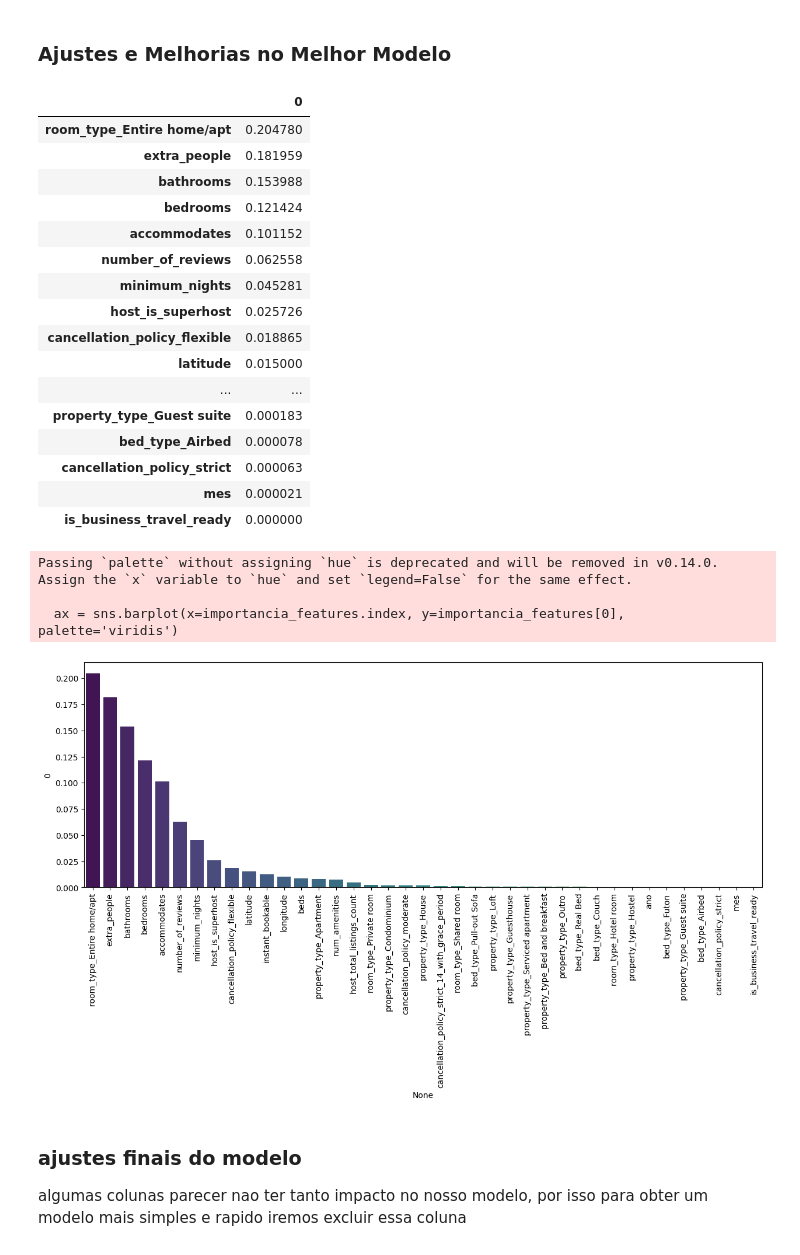
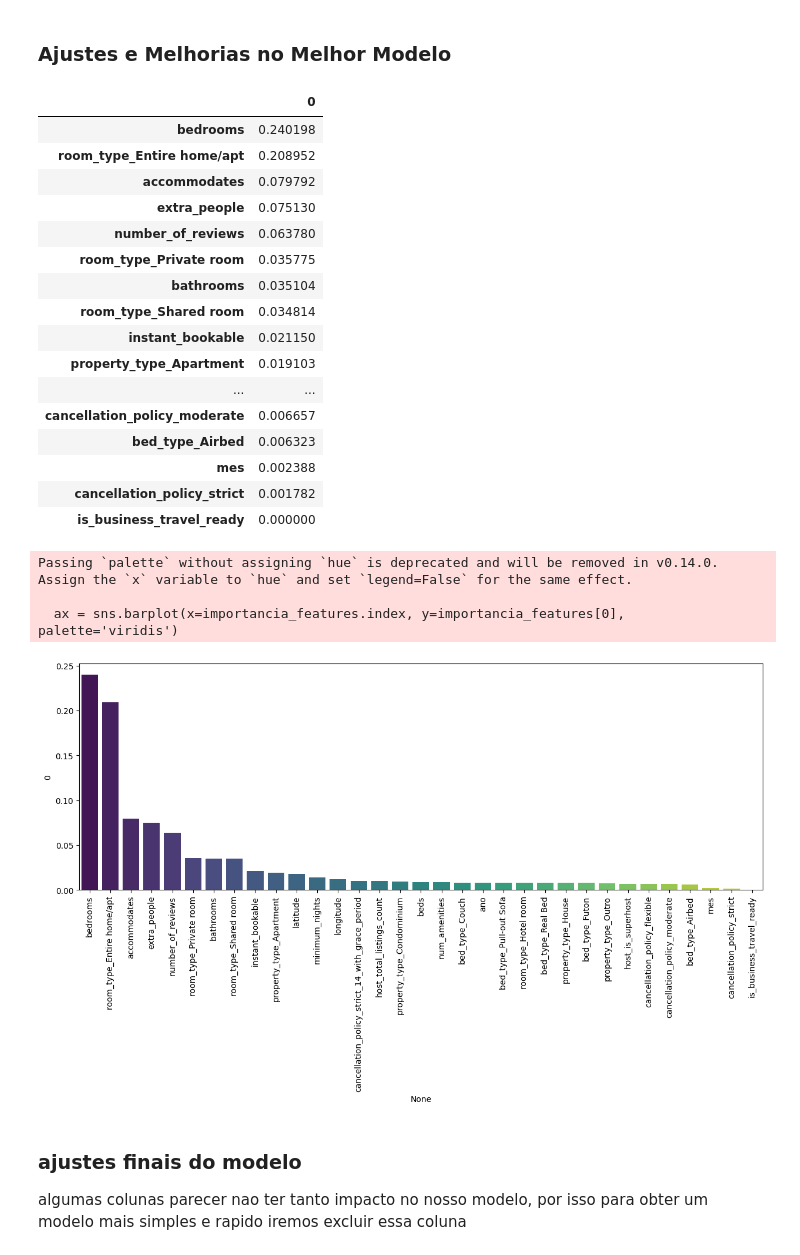
Before and after one commit to guilhermebatis/airbnb-price-prediction-rio, a Jupyter notebook: SolucaoAirbnbRio.ipynb, the cells around one changed output. Cells and saved outputs as stored; diff of their text form; code cells hidden in the pictures.

```diff
--- a/SolucaoAirbnbRio.ipynb
+++ b/SolucaoAirbnbRio.ipynb
@@ -549,7 +554,7 @@ contagem = base_airbnb['property_type'].value_counts()
 
 # agrupando categorias com menos de 21000 ocorrências em 'Outro'
 base_airbnb['property_type'] = base_airbnb['property_type'].where(
-    base_airbnb['property_type'].map(contagem) > 2100, 'Outro')
+    base_airbnb['property_type'].map(contagem) > 15000, 'Outro')
 
 
 plt.figure(figsize=(15, 5))
@@ -738,16 +743,47 @@ def avaliar_modelo(modelo, y_teste, previsao):
 2. LinearRegression
 3. Extra Tree
 # %%
-modelo_rf = RandomForestRegressor(n_estimators=100, random_state=42, max_depth=10)
+modelo_rf = RandomForestRegressor(n_estimators=100,
+                                  max_depth=10,
+                                  min_samples_split=10,
+                                  min_samples_leaf=5,
+                                  n_jobs=-1,
+                                  random_state=42)
 modelo_lr = LinearRegression()
-modelo_et = ExtraTreesRegressor(n_estimators=100, random_state=42, max_depth=10)
+
+modelo_et = ExtraTreesRegressor(n_estimators=100,
+                                max_depth=10,
+                                min_samples_split=10,
+                                min_samples_leaf=5,
+                                n_jobs=-1,
+                                random_state=42)
+
+modelo_XGBR = XGBRegressor(n_estimators=1000,
+                           learning_rate=0.03,
+                           max_depth=6,
+                           subsample=0.8,
+                           colsample_bytree=0.8,
+                           random_state=42)
+
+modelo_lightgbm = LGBMRegressor(n_estimators=300,
+                                max_depth=6,
+                                learning_rate=0.05)
+
+modelo_catboost = CatBoostRegressor(iterations=300,
+                                    depth=6,
+                                    learning_rate=0.05,
+                                    verbose=0)
 
 modelos = {'RandomForest': modelo_rf,
            'LinearRegression': modelo_lr,
-           'ExtraTrees': modelo_et, }
+           'ExtraTrees': modelo_et,
+           'XGBRegressor': modelo_XGBR,
+           'LGBMRegressor': modelo_lightgbm,
+           'catboost': modelo_catboost,
+           }
 
 
-y = base_airbnb_cod['price']
+y = np.log1p(base_airbnb_cod['price'])
 x = base_airbnb_cod.drop(['price'], axis=1)
 # %% [markdown]
 ## 🤖 Escolha do Modelo
@@ -795,34 +839,34 @@ RSME: 193.8790
 # %% [markdown]
 ### Ajustes e Melhorias no Melhor Modelo
 # %%
-importancia_features = pd.DataFrame(modelo_et.feature_importances_, X_train.columns)
+importancia_features = pd.DataFrame(modelo_XGBR.feature_importances_, X_train.columns)
 importancia_features = importancia_features.sort_values(by=0, ascending=False)
 display(importancia_features)
 plt.figure(figsize=(15, 5))
 ax = sns.barplot(x=importancia_features.index, y=importancia_features[0], palette='viridis')
 ax.tick_params(axis='x', rotation=90)
 # %% [output]
 |  | 0 |
-| room_type_Entire home/apt | 0.204780 |
-| extra_people | 0.181959 |
-| bathrooms | 0.153988 |
-| bedrooms | 0.121424 |
-| accommodates | 0.101152 |
-| number_of_reviews | 0.062558 |
-| minimum_nights | 0.045281 |
-| host_is_superhost | 0.025726 |
-| cancellation_policy_flexible | 0.018865 |
-| latitude | 0.015000 |
+| bedrooms | 0.240198 |
+| room_type_Entire home/apt | 0.208952 |
+| accommodates | 0.079792 |
+| extra_people | 0.075130 |
+| number_of_reviews | 0.063780 |
+| room_type_Private room | 0.035775 |
+| bathrooms | 0.035104 |
+| room_type_Shared room | 0.034814 |
+| instant_bookable | 0.021150 |
+| property_type_Apartment | 0.019103 |
 | ... | ... |
-| property_type_Guest suite | 0.000183 |
-| bed_type_Airbed | 0.000078 |
-| cancellation_policy_strict | 0.000063 |
-| mes | 0.000021 |
+| cancellation_policy_moderate | 0.006657 |
+| bed_type_Airbed | 0.006323 |
+| mes | 0.002388 |
+| cancellation_policy_strict | 0.001782 |
 | is_business_travel_ready | 0.000000 |
 Passing `palette` without assigning `hue` is deprecated and will be removed in v0.14.0. Assign the `x` variable to `hue` and set `legend=False` for the same effect.
 
   ax = sns.barplot(x=importancia_features.index, y=importancia_features[0], palette='viridis')
-[figure, old version]
+[figure, new version]
 # %% [markdown]
 ### ajustes finais do modelo
 algumas colunas parecer nao ter tanto impacto no nosso modelo, por isso para obter um modelo mais simples e rapido iremos excluir essa coluna
```
Also changed, not shown: parts of 10 cells of this notebook, 8 other files.
